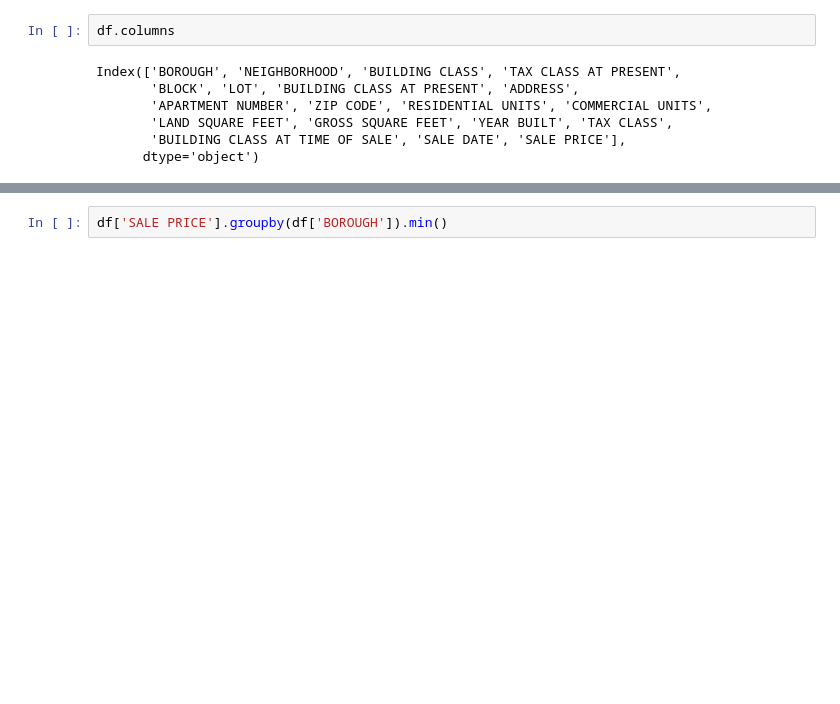
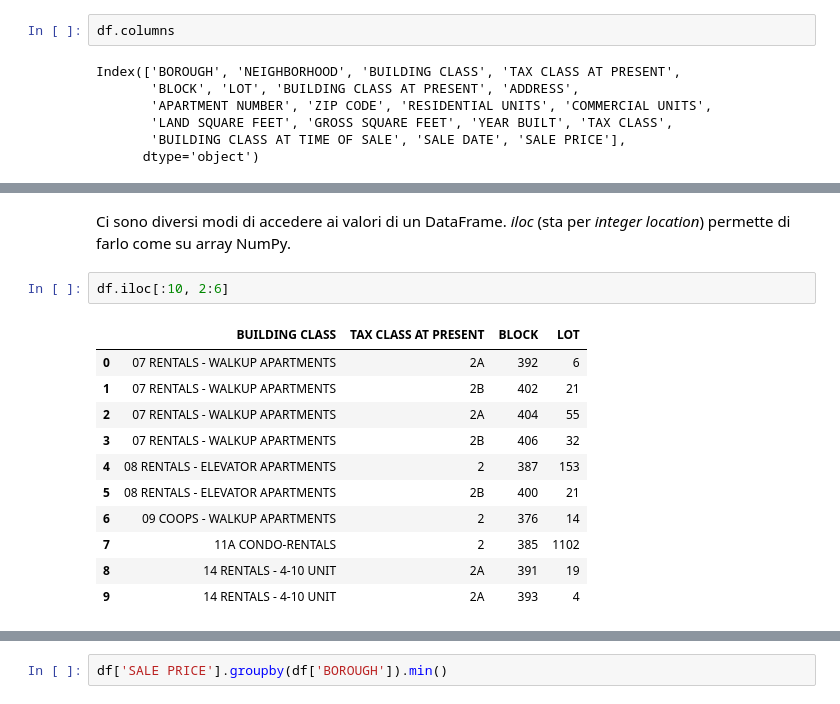
Before and after one commit to fbagattini/Master_BIM, a Jupyter notebook: 8. Pandas.ipynb, the cells around one changed output, grey strips where cells are left out. Drawn from its saved outputs; the diff is of its cells as text; blank space fills up the shorter version.

```diff
--- a/8. Pandas.ipynb
+++ b/8. Pandas.ipynb
@@ -112,0 +117,16 @@ Name: NEIGHBORHOOD, dtype: object
+# %% [markdown]
+Ci sono diversi modi di accedere ai valori di un DataFrame. *iloc* (sta per *integer location*) permette di farlo come su array NumPy.
+# %%
+df.iloc[:10, 2:6]
+# %% [output]
+|  | BUILDING CLASS | TAX CLASS AT PRESENT | BLOCK | LOT |
+| 0 | 07 RENTALS - WALKUP APARTMENTS | 2A | 392 | 6 |
+| 1 | 07 RENTALS - WALKUP APARTMENTS | 2B | 402 | 21 |
+| 2 | 07 RENTALS - WALKUP APARTMENTS | 2A | 404 | 55 |
+| 3 | 07 RENTALS - WALKUP APARTMENTS | 2B | 406 | 32 |
+| 4 | 08 RENTALS - ELEVATOR APARTMENTS | 2 | 387 | 153 |
+| 5 | 08 RENTALS - ELEVATOR APARTMENTS | 2B | 400 | 21 |
+| 6 | 09 COOPS - WALKUP APARTMENTS | 2 | 376 | 14 |
+| 7 | 11A CONDO-RENTALS | 2 | 385 | 1102 |
+| 8 | 14 RENTALS - 4-10 UNIT | 2A | 391 | 19 |
+| 9 | 14 RENTALS - 4-10 UNIT | 2A | 393 | 4 |
```
Also changed, not shown: parts of 18 cells of this notebook, 1 other file.
